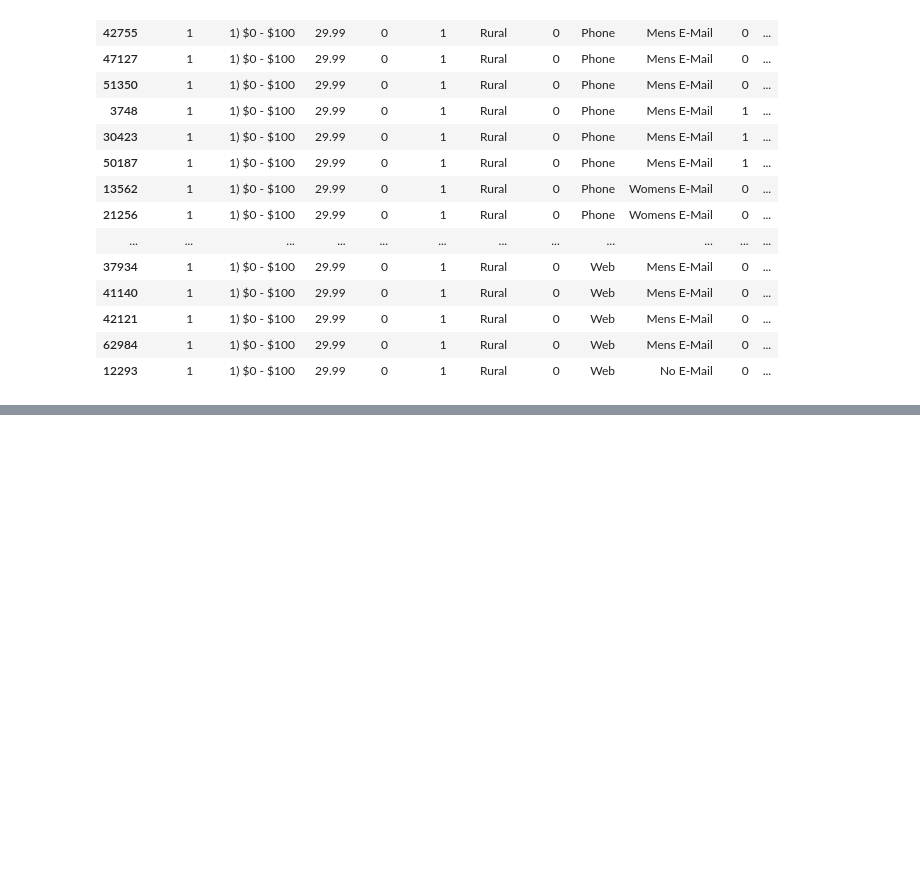
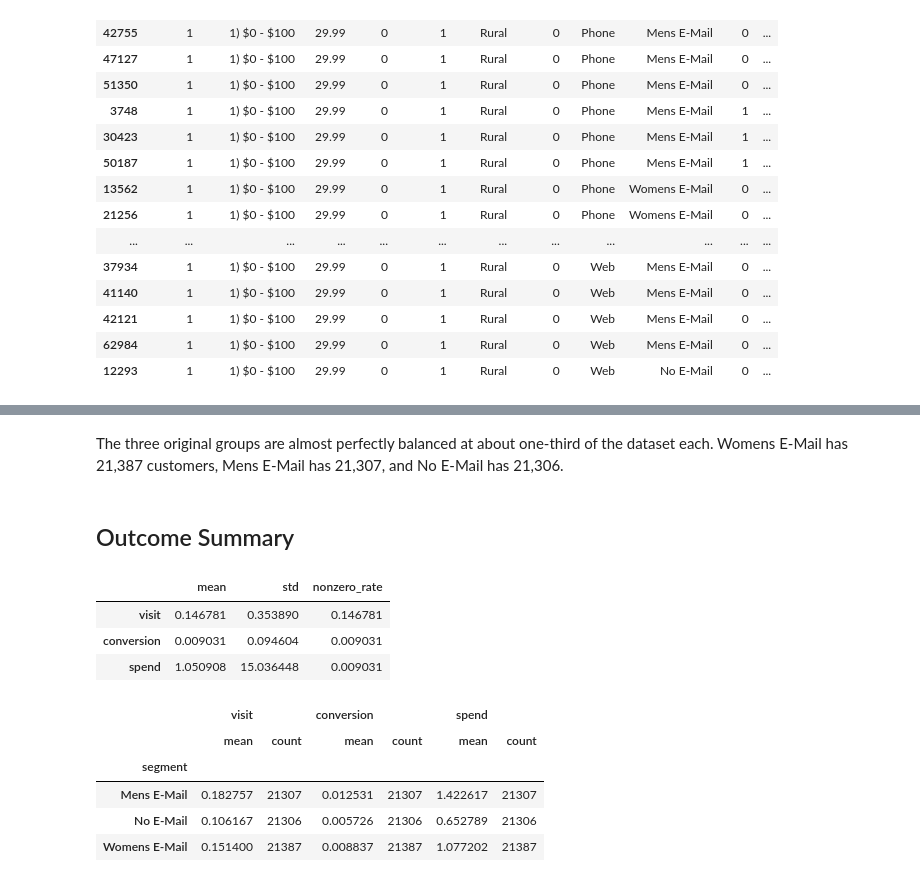
Before and after one commit to joshuaharasaki/cs7643-uplift-modeling, a Jupyter notebook: notebooks/01_eda.ipynb, the cells around one changed output, grey strips where cells are left out. Cells and saved outputs as stored; diff of their text form; code cells hidden in the pictures; blank space fills up the shorter version.

```diff
--- a/notebooks/01_eda.ipynb
+++ b/notebooks/01_eda.ipynb
@@ -113,0 +146,33 @@ if duplicate_count > 0:
+# %% [markdown]
+The three original groups are almost perfectly balanced at about one-third of the dataset each. Womens E-Mail has 21,387 customers, Mens E-Mail has 21,307, and No E-Mail has 21,306.
+# %% [markdown]
+## Outcome Summary
+# %%
+outcome_summary = pd.DataFrame(
+    {
+        "mean": df[["visit", "conversion", "spend"]].mean(),
+        "std": df[["visit", "conversion", "spend"]].std(),
+        "nonzero_rate": (df[["visit", "conversion", "spend"]] > 0).mean(),
+    }
+)
+
+outcome_summary
+# %% [output]
+|  | mean | std | nonzero_rate |
+| visit | 0.146781 | 0.353890 | 0.146781 |
+| conversion | 0.009031 | 0.094604 | 0.009031 |
+| spend | 1.050908 | 15.036448 | 0.009031 |
+# %%
+segment_outcomes = (
+    df.groupby("segment")[["visit", "conversion", "spend"]]
+    .agg(["mean", "count"])
+)
+
+segment_outcomes
+# %% [output]
+|  | visit |  | conversion |  | spend |  |
+|  | mean | count | mean | count | mean | count |
+| segment |  |  |  |  |  |  |
+| Mens E-Mail | 0.182757 | 21307 | 0.012531 | 21307 | 1.422617 | 21307 |
+| No E-Mail | 0.106167 | 21306 | 0.005726 | 21306 | 0.652789 | 21306 |
+| Womens E-Mail | 0.151400 | 21387 | 0.008837 | 21387 | 1.077202 | 21387 |
```
Also changed, not shown: parts of 15 cells of this notebook.
